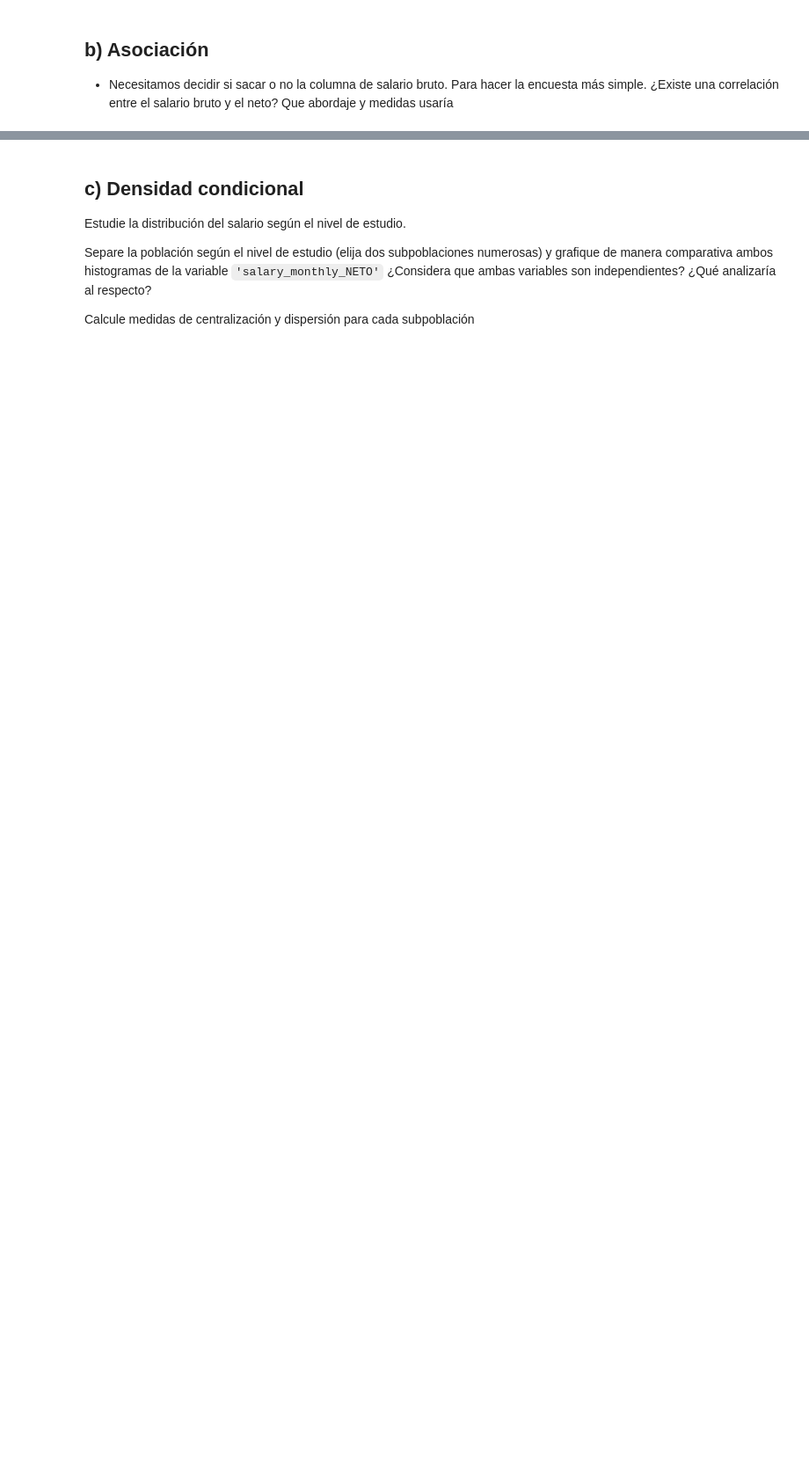
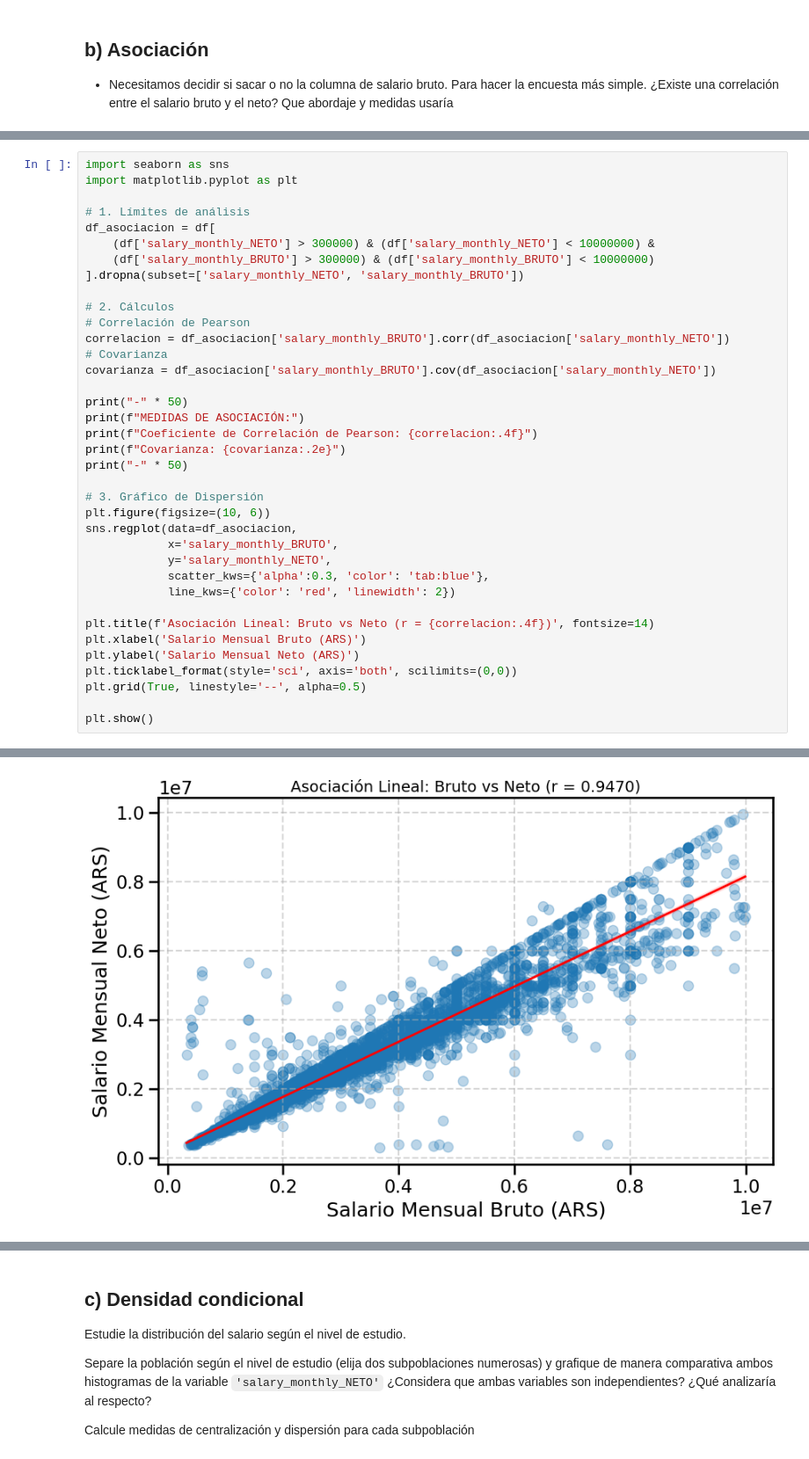
Before and after one commit to agustinanedel/Diplomatura2026, a Jupyter notebook: Copia_de_Entregable_Parte_1.ipynb, the cells around one changed output, grey strips where cells are left out. Shown at 88% size. Cells and saved outputs as stored; diff of their text form; blank space fills up the shorter version.

```diff
--- a/Copia_de_Entregable_Parte_1.ipynb
+++ b/Copia_de_Entregable_Parte_1.ipynb
@@ -451,0 +649,38 @@ Elija tres variables numéricas y 2 variables categóricas. Visualice la base se
+# %%
+import seaborn as sns
+import matplotlib.pyplot as plt
+
+# 1. Límites de análisis
+df_asociacion = df[
+    (df['salary_monthly_NETO'] > 300000) & (df['salary_monthly_NETO'] < 10000000) &
+    (df['salary_monthly_BRUTO'] > 300000) & (df['salary_monthly_BRUTO'] < 10000000)
+].dropna(subset=['salary_monthly_NETO', 'salary_monthly_BRUTO'])
+
+# 2. Cálculos
+# Correlación de Pearson
+correlacion = df_asociacion['salary_monthly_BRUTO'].corr(df_asociacion['salary_monthly_NETO'])
+# Covarianza
+covarianza = df_asociacion['salary_monthly_BRUTO'].cov(df_asociacion['salary_monthly_NETO'])
+
+print("-" * 50)
+print(f"MEDIDAS DE ASOCIACIÓN:")
+print(f"Coeficiente de Correlación de Pearson: {correlacion:.4f}")
+print(f"Covarianza: {covarianza:.2e}")
+print("-" * 50)
+
+# 3. Gráfico de Dispersión
+plt.figure(figsize=(10, 6))
+sns.regplot(data=df_asociacion,
+            x='salary_monthly_BRUTO',
+            y='salary_monthly_NETO',
+            scatter_kws={'alpha':0.3, 'color': 'tab:blue'},
+            line_kws={'color': 'red', 'linewidth': 2})
+
+plt.title(f'Asociación Lineal: Bruto vs Neto (r = {correlacion:.4f})', fontsize=14)
+plt.xlabel('Salario Mensual Bruto (ARS)')
+plt.ylabel('Salario Mensual Neto (ARS)')
+plt.ticklabel_format(style='sci', axis='both', scilimits=(0,0))
+plt.grid(True, linestyle='--', alpha=0.5)
+
+plt.show()
+# %% [output]
@@ -451,0 +692 @@ Elija tres variables numéricas y 2 variables categóricas. Visualice la base se
+[figure, added]
```
Also changed, not shown: parts of 28 cells of this notebook.
